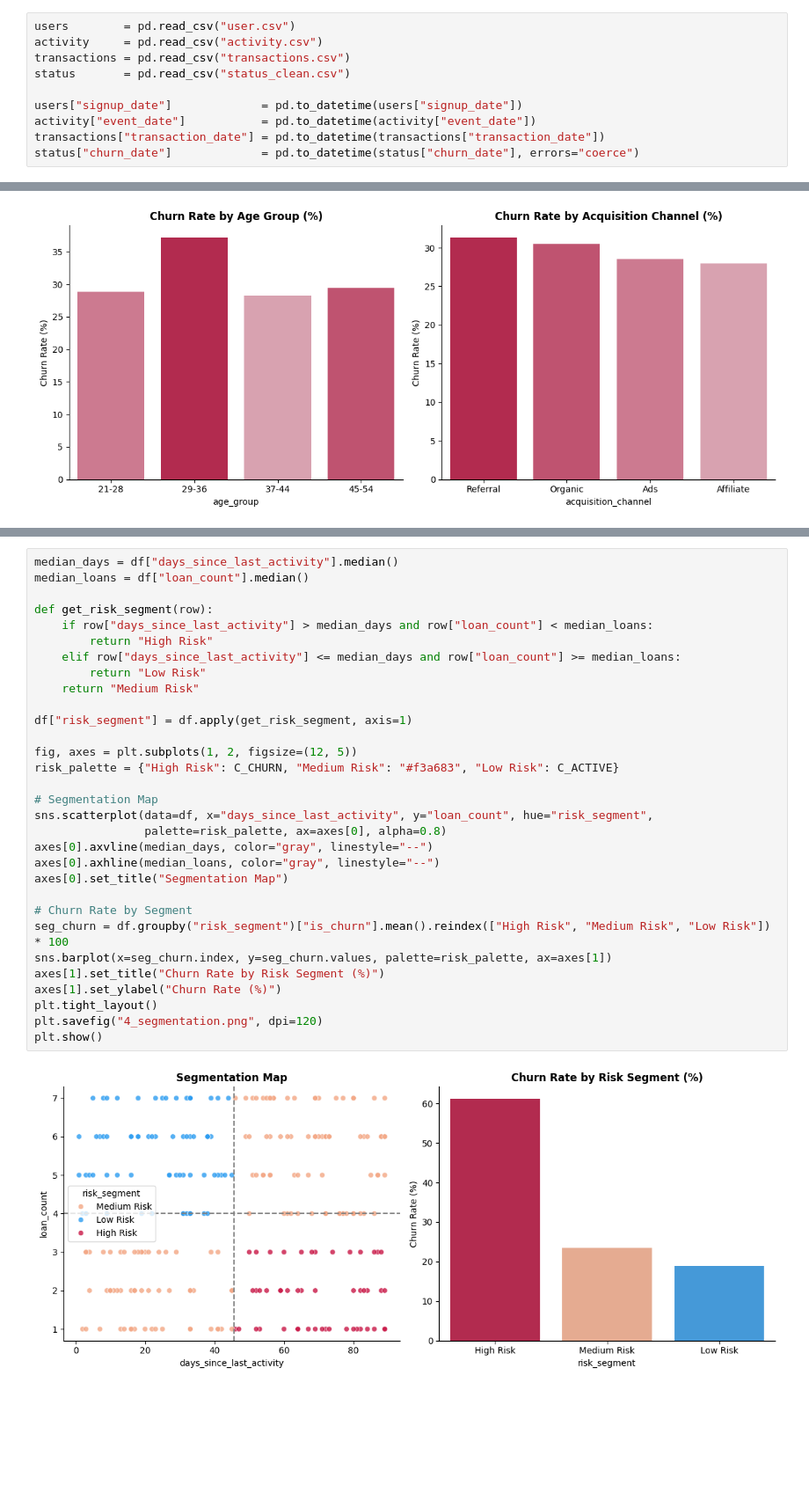
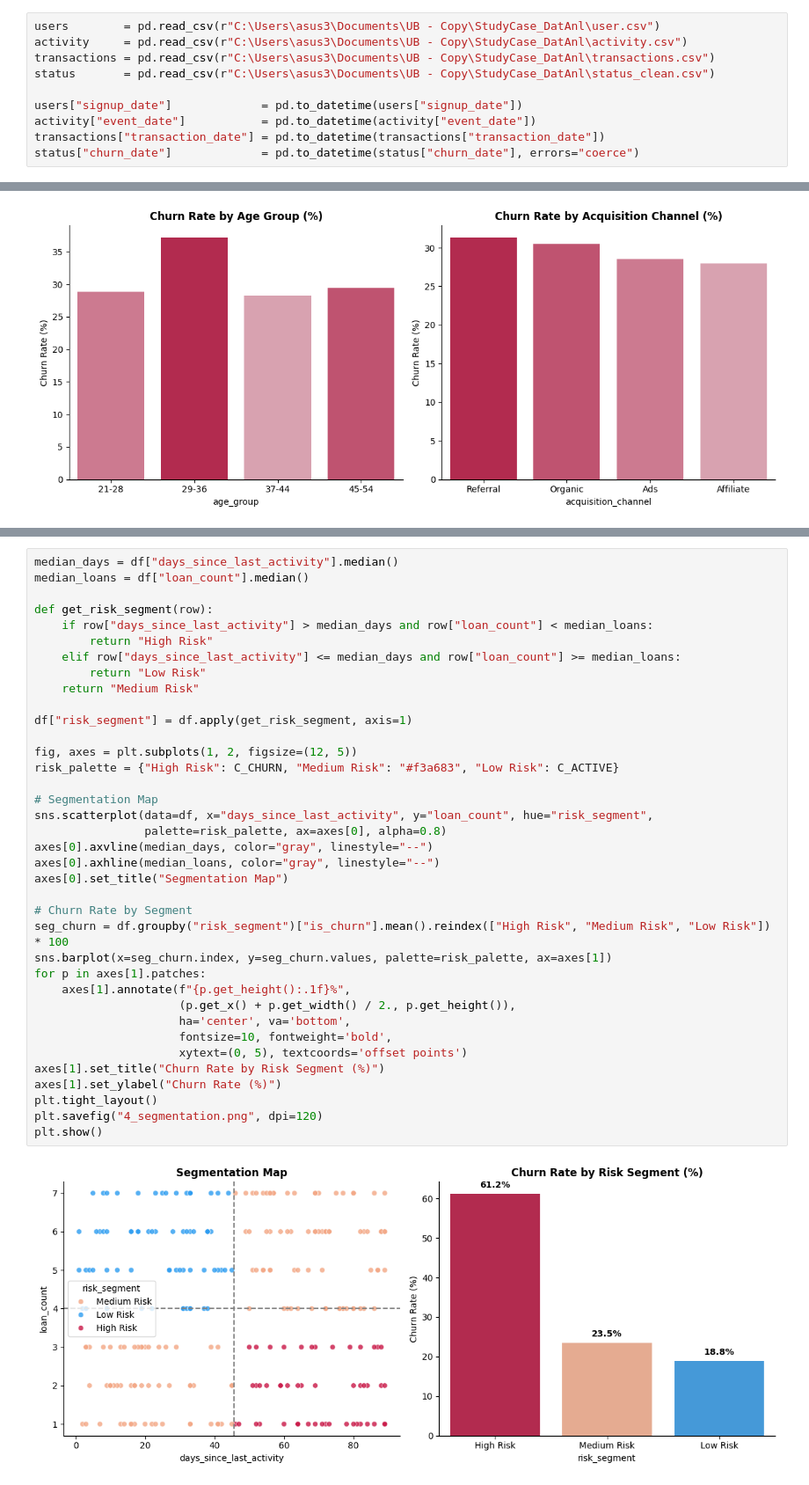
Before and after one commit to firmanadikk/StudyCase_DatAnl, a Jupyter notebook: Part2EDA/EDA.ipynb, the cells around one changed output, grey strips where cells are left out. Shown at 88% size. Saved outputs shown, nothing was run; the diff lists cells and outputs as text; blank space fills up the shorter version.

```diff
--- a/Part2EDA/EDA.ipynb
+++ b/Part2EDA/EDA.ipynb
@@ -42,8 +42,8 @@ PALETTE   = {"Active": C_ACTIVE, "Churn": C_CHURN}
 # %%
-users        = pd.read_csv("user.csv")
-activity     = pd.read_csv("activity.csv")
-transactions = pd.read_csv("transactions.csv")
-status       = pd.read_csv("status_clean.csv")
+users        = pd.read_csv(r"C:\Users\asus3\Documents\UB - Copy\StudyCase_DatAnl\user.csv")
+activity     = pd.read_csv(r"C:\Users\asus3\Documents\UB - Copy\StudyCase_DatAnl\activity.csv")
+transactions = pd.read_csv(r"C:\Users\asus3\Documents\UB - Copy\StudyCase_DatAnl\transactions.csv")
+status       = pd.read_csv(r"C:\Users\asus3\Documents\UB - Copy\StudyCase_DatAnl\status_clean.csv")
 
 users["signup_date"]             = pd.to_datetime(users["signup_date"])
 activity["event_date"]           = pd.to_datetime(activity["event_date"])
@@ -264,31 +320,37 @@ median_days = df["days_since_last_activity"].median()
 median_loans = df["loan_count"].median()
 
 def get_risk_segment(row):
     if row["days_since_last_activity"] > median_days and row["loan_count"] < median_loans:
         return "High Risk"
     elif row["days_since_last_activity"] <= median_days and row["loan_count"] >= median_loans:
         return "Low Risk"
     return "Medium Risk"
 
 df["risk_segment"] = df.apply(get_risk_segment, axis=1)
 
 fig, axes = plt.subplots(1, 2, figsize=(12, 5))
 risk_palette = {"High Risk": C_CHURN, "Medium Risk": "#f3a683", "Low Risk": C_ACTIVE}
 
 # Segmentation Map
 sns.scatterplot(data=df, x="days_since_last_activity", y="loan_count", hue="risk_segment",
                 palette=risk_palette, ax=axes[0], alpha=0.8)
 axes[0].axvline(median_days, color="gray", linestyle="--")
 axes[0].axhline(median_loans, color="gray", linestyle="--")
 axes[0].set_title("Segmentation Map")
 
 # Churn Rate by Segment
 seg_churn = df.groupby("risk_segment")["is_churn"].mean().reindex(["High Risk", "Medium Risk", "Low Risk"]) * 100
 sns.barplot(x=seg_churn.index, y=seg_churn.values, palette=risk_palette, ax=axes[1])
+for p in axes[1].patches:
+    axes[1].annotate(f"{p.get_height():.1f}%",
+                     (p.get_x() + p.get_width() / 2., p.get_height()),
+                     ha='center', va='bottom',
+                     fontsize=10, fontweight='bold',
+                     xytext=(0, 5), textcoords='offset points')
 axes[1].set_title("Churn Rate by Risk Segment (%)")
 axes[1].set_ylabel("Churn Rate (%)")
 plt.tight_layout()
 plt.savefig("4_segmentation.png", dpi=120)
 plt.show()
 # %% [output]
-[figure, old version]
+[figure, new version]
```
Also changed, not shown: parts of 27 cells of this notebook, 14 other files.
